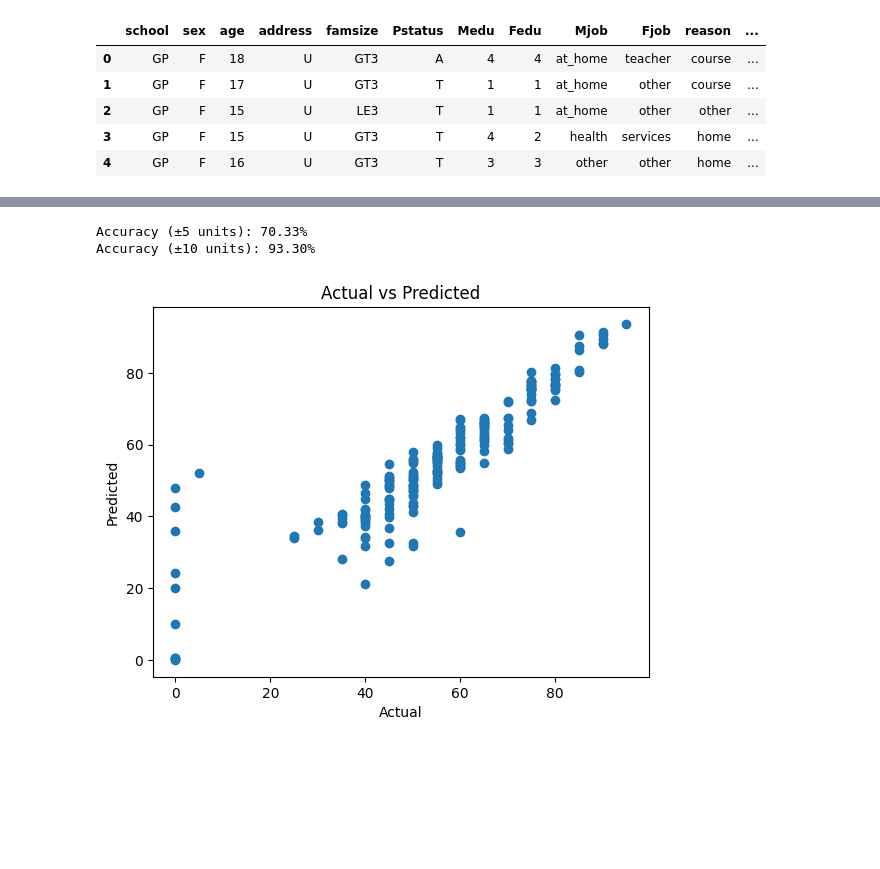
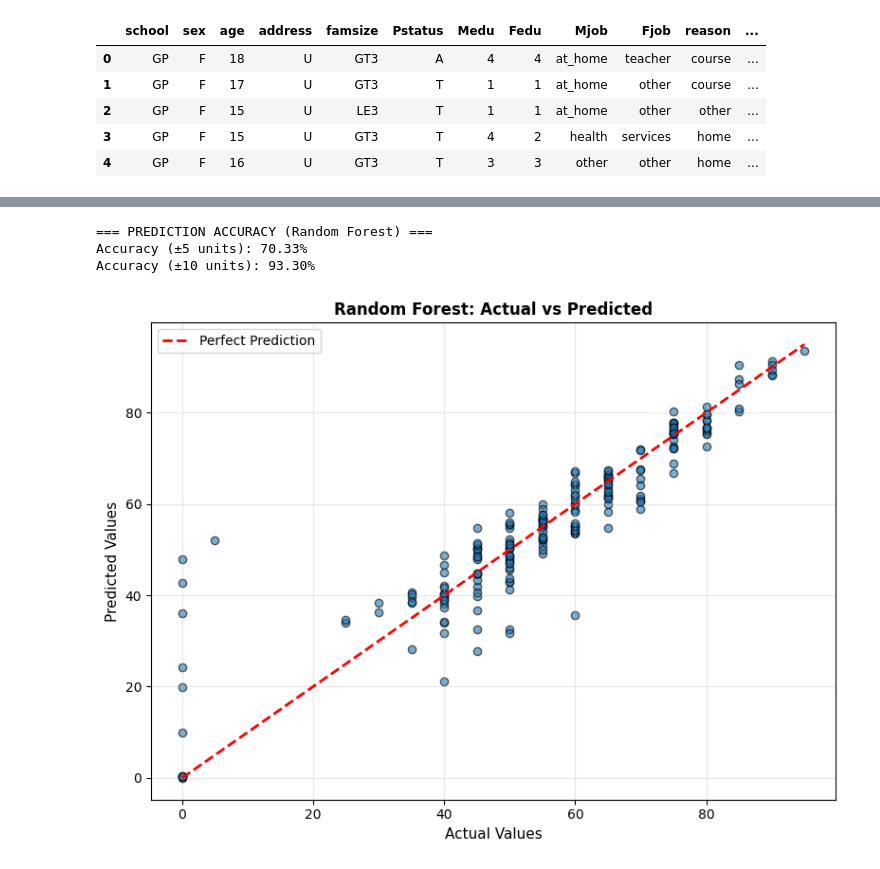
Before and after one commit to TenathDilusha/Student-result-prediction-with-XAI, a Jupyter notebook: notebooks/main.ipynb, the cells around one changed output, grey strips where cells are left out. Drawn from its saved outputs; the diff is of its cells as text; code cells hidden in the pictures; blank space fills up the shorter version.

```diff
--- a/notebooks/main.ipynb
+++ b/notebooks/main.ipynb
@@ -60,27 +61,40 @@ df = df.drop(columns=["schoolsup", "famsup", "paid", "studytime_minutes", "trave
 X = df.drop(columns=["G3"]).select_dtypes(include=[np.number])
 y = df["G3"]
 
-selector = SelectFromModel(RandomForestRegressor(n_estimators=100, random_state=42), threshold="median")
+# Feature selection with n_jobs=1 to avoid nested parallelism
+print("\n=== FEATURE SELECTION ===")
+selector = SelectFromModel(
+    RandomForestRegressor(n_estimators=100, random_state=42, n_jobs=1),
+    threshold="median"
+)
 selector.fit(X, y)
 X_selected = selector.transform(X)
+print(f"Selected {X_selected.shape[1]} features from {X.shape[1]} total features")
 
 X_train, X_test, y_train, y_test = train_test_split(X_selected, y, test_size=0.2, random_state=42)
 
+# Random Forest model with safety settings for laptop (n_jobs=1)
+print("\n=== RANDOM FOREST REGRESSOR ===")
 model = RandomForestRegressor(
     n_estimators=200,
     max_depth=10,
     min_samples_split=5,
     min_samples_leaf=2,
-    random_state=42
+    random_state=42,
+    n_jobs=1  # Avoid nested parallelism on laptop
 )
 model.fit(X_train, y_train)
 
-# Cross-validation
-cv_scores = cross_val_score(model, X_train, y_train, cv=5, scoring="neg_mean_squared_error")
-print("CV RMSE:", np.sqrt(-cv_scores).mean())
+# Cross-validation with n_jobs=1
+cv_scores = cross_val_score(model, X_train, y_train, cv=5, scoring="neg_mean_squared_error", n_jobs=1)
+print(f"CV RMSE: {np.sqrt(-cv_scores).mean():.4f} (±{np.sqrt(-cv_scores).std():.4f})")
 
 # Evaluation on test set
 y_pred = model.predict(X_test)
-print("Test RMSE:", np.sqrt(mean_squared_error(y_test, y_pred)))
-print("Test R2:", r2_score(y_test, y_pred))
+rf_rmse = np.sqrt(mean_squared_error(y_test, y_pred))
+rf_r2 = r2_score(y_test, y_pred)
+rf_mae = mean_absolute_error(y_test, y_pred)
+print(f"Test RMSE: {rf_rmse:.4f}")
+print(f"Test R²: {rf_r2:.4f}")
+print(f"Test MAE: {rf_mae:.4f}")
 # %% [output]
@@ -98,26 +127,48 @@ Test R2: 0.8242504724240839
 # %%
 def regression_accuracy(y_true, y_pred, tolerance=5):
     """
-    Returns % of predictions within ±tolerance of actual value
+    Calculate the percentage of predictions within ±tolerance of actual value.
+
+    Parameters:
+    -----------
+    y_true : array-like
+        Actual values
+    y_pred : array-like
+        Predicted values
+    tolerance : float, default=5
+        Tolerance range (±) for considering a prediction as accurate
+
+    Returns:
+    --------
+    float : Percentage of accurate predictions within tolerance
     """
     correct = abs(y_true - y_pred) <= tolerance
     return correct.mean() * 100
 
-# Example
+print("\n=== PREDICTION ACCURACY (Random Forest) ===")
 acc_5 = regression_accuracy(y_test, y_pred, tolerance=5)
 acc_10 = regression_accuracy(y_test, y_pred, tolerance=10)
 
 print(f"Accuracy (±5 units): {acc_5:.2f}%")
 print(f"Accuracy (±10 units): {acc_10:.2f}%")
 # %% [output]
+=== PREDICTION ACCURACY (Random Forest) ===
 Accuracy (±5 units): 70.33%
 Accuracy (±10 units): 93.30%
 # %%
-plt.scatter(y_test, y_pred)
-plt.xlabel("Actual")
-plt.ylabel("Predicted")
-plt.title("Actual vs Predicted")
+plt.figure(figsize=(8, 6))
+plt.scatter(y_test, y_pred, alpha=0.6, edgecolors='k')
+# Add diagonal line for perfect predictions
+min_val = min(y_test.min(), y_pred.min())
+max_val = max(y_test.max(), y_pred.max())
+plt.plot([min_val, max_val], [min_val, max_val], 'r--', lw=2, label='Perfect Prediction')
+plt.xlabel("Actual Values", fontsize=11)
+plt.ylabel("Predicted Values", fontsize=11)
+plt.title("Random Forest: Actual vs Predicted", fontsize=12, fontweight='bold')
+plt.legend()
+plt.grid(True, alpha=0.3)
+plt.tight_layout()
 plt.show()
 # %% [output]
-[figure, old version]
+[figure, new version]
 # %%
```
Also changed, not shown: parts of 9 cells of this notebook.
